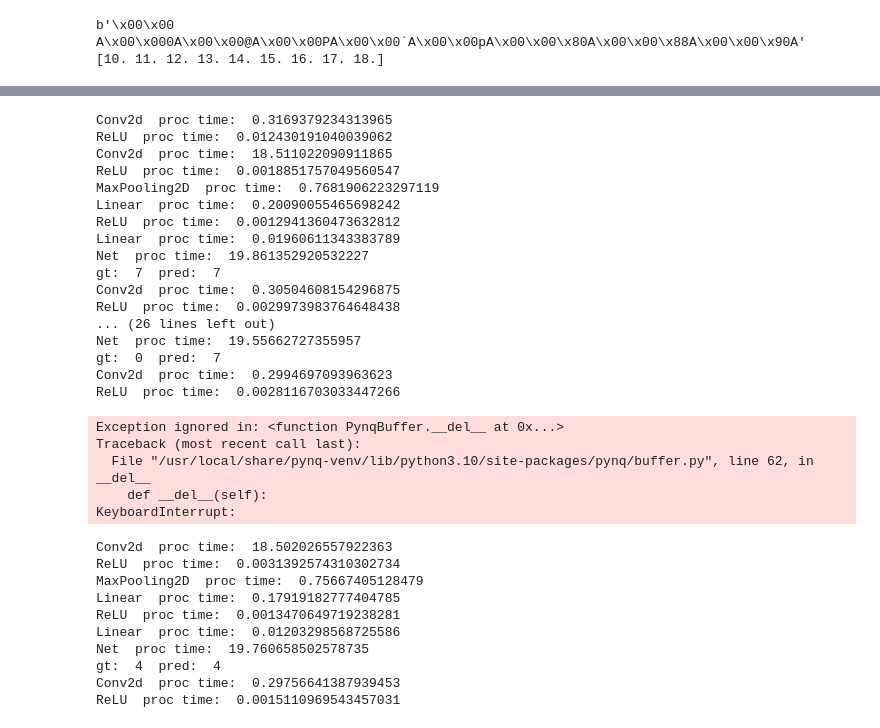
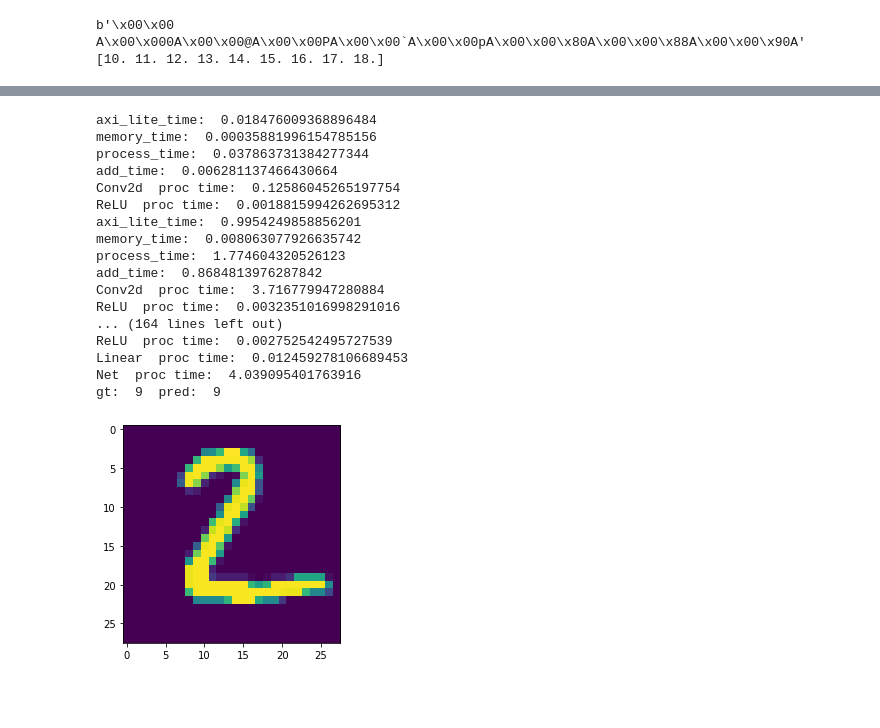
Before and after one commit to nosemeocurreapodo/CNN_FPGA, a Jupyter notebook: python/CNN_FPGA.ipynb, the cells around one changed output, grey strips where cells are left out. Cells and saved outputs as stored; diff of their text form; code cells hidden in the pictures; blank space fills up the shorter version.

```diff
--- a/python/CNN_FPGA.ipynb
+++ b/python/CNN_FPGA.ipynb
@@ -571,45 +603,34 @@ model.load_state_dict("mnist_cnn.pkl")
 input_buffer = allocate(shape=(1,28,28), dtype=np.float32)
 
 for i in range(10):
-    input_buffer[:] = np.array(x_test[i]).reshape((1, 28, 28))
+    input_buffer[0, :, :] = np.array(x_test[i])
+    input_buffer = input_buffer/255.0
     output = model(input_buffer)
     prediction = np.argmax(output)
     print("gt: ", y_test[i], " pred: ", prediction)
 # %% [output]
-Conv2d  proc time:  0.3169379234313965
-ReLU  proc time:  0.012430191040039062
-Conv2d  proc time:  18.511022090911865
-ReLU  proc time:  0.0018851757049560547
-MaxPooling2D  proc time:  0.7681906223297119
-Linear  proc time:  0.20090055465698242
-ReLU  proc time:  0.0012941360473632812
-Linear  proc time:  0.01960611343383789
-Net  proc time:  19.861352920532227
-gt:  7  pred:  7
-Conv2d  proc time:  0.30504608154296875
-ReLU  proc time:  0.0029973983764648438
-... (26 lines left out)
-Net  proc time:  19.55662727355957
-gt:  0  pred:  7
-Conv2d  proc time:  0.2994697093963623
-ReLU  proc time:  0.0028116703033447266
+axi_lite_time:  0.018476009368896484
+memory_time:  0.00035881996154785156
+process_time:  0.037863731384277344
+add_time:  0.006281137466430664
+Conv2d  proc time:  0.12586045265197754
+ReLU  proc time:  0.0018815994262695312
+axi_lite_time:  0.9954249858856201
+memory_time:  0.008063077926635742
+process_time:  1.774604320526123
+add_time:  0.8684813976287842
+Conv2d  proc time:  3.716779947280884
+ReLU  proc time:  0.0032351016998291016
+... (164 lines left out)
+ReLU  proc time:  0.002752542495727539
+Linear  proc time:  0.012459278106689453
+Net  proc time:  4.039095401763916
+gt:  9  pred:  9
-Exception ignored in: <function PynqBuffer.__del__ at 0x...>
-Traceback (most recent call last):
-  File "/usr/local/share/pynq-venv/lib/python3.10/site-packages/pynq/buffer.py", line 62, in __del__
-    def __del__(self):
-KeyboardInterrupt:
-Conv2d  proc time:  18.502026557922363
-ReLU  proc time:  0.0031392574310302734
-MaxPooling2D  proc time:  0.75667405128479
-Linear  proc time:  0.17919182777404785
-ReLU  proc time:  0.0013470649719238281
-Linear  proc time:  0.01203298568725586
-Net  proc time:  19.760658502578735
-gt:  4  pred:  4
-Conv2d  proc time:  0.29756641387939453
-ReLU  proc time:  0.0015110969543457031
 # %%
-#%matplotlib inline
+%matplotlib inline
 
-#imgplot = plt.imshow(image)
-#plt.show()
+image = x_test[1]
+imgplot = plt.imshow(image)
+plt.show()
+# %% [output]
+[figure, added]
```
Also changed, not shown: parts of 4 cells of this notebook.
